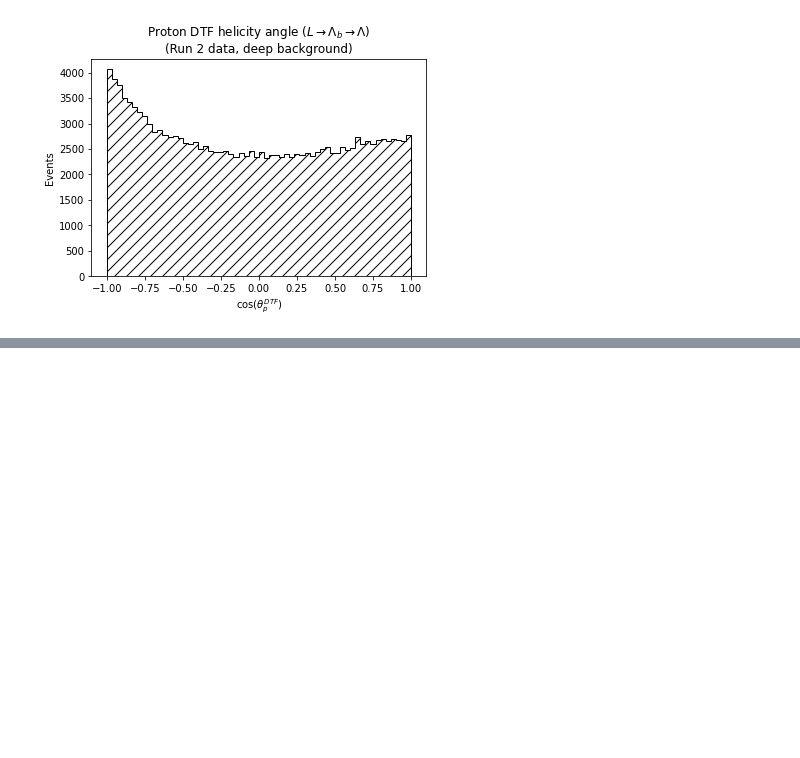
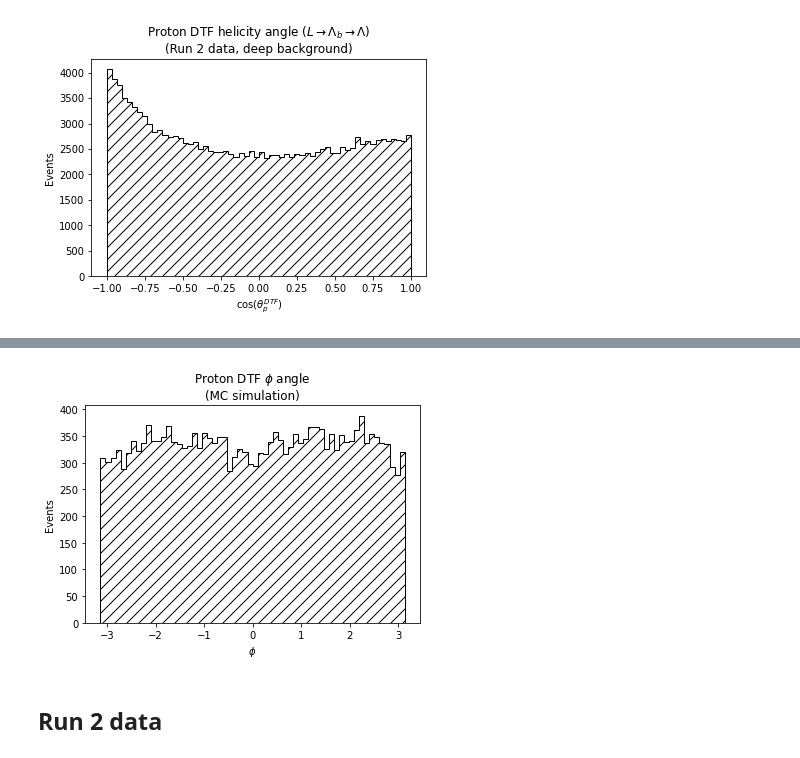
Before and after one commit to alatios/lb2jpsil_lambda-emdm-measurement, a Jupyter notebook: 01_angular_distribution_study.ipynb, the cells around one changed output, grey strips where cells are left out. Drawn from its saved outputs; the diff is of its cells as text; code cells hidden in the pictures; blank space fills up the shorter version.

```diff
--- a/01_angular_distribution_study.ipynb
+++ b/01_angular_distribution_study.ipynb
@@ -942,0 +1084,30 @@ plt.show()
+# %%
+hist_arguments = {
+    'bins': 60,
+    'histtype': 'stepfilled',
+    'edgecolor': 'black',
+    'facecolor': 'none',
+    'hatch': '//'
+}
+
+xlabel = r"$\phi$"
+ylabel = "Events"
+title = r"Proton DTF $\phi$ angle" + "\n" + "(MC simulation)"
+file_name = 'MC_phi_angle_DTF'
+
+plt.hist(df_mc['DTF_FixJPsiLambda_p_Phi_IFM'], **hist_arguments)
+
+plt.xlabel(xlabel)
+plt.ylabel(ylabel)
+
+if show_titles:
+    plt.title(title)
+
+if save_plots:
+    plt.savefig(plot_directory + file_name + '.pdf', bbox_inches = 'tight')
+
+plt.show()
+# %% [output]
+[figure, added]
+# %% [markdown]
+## Run 2 data
```
Also changed, not shown: parts of 14 cells of this notebook.
